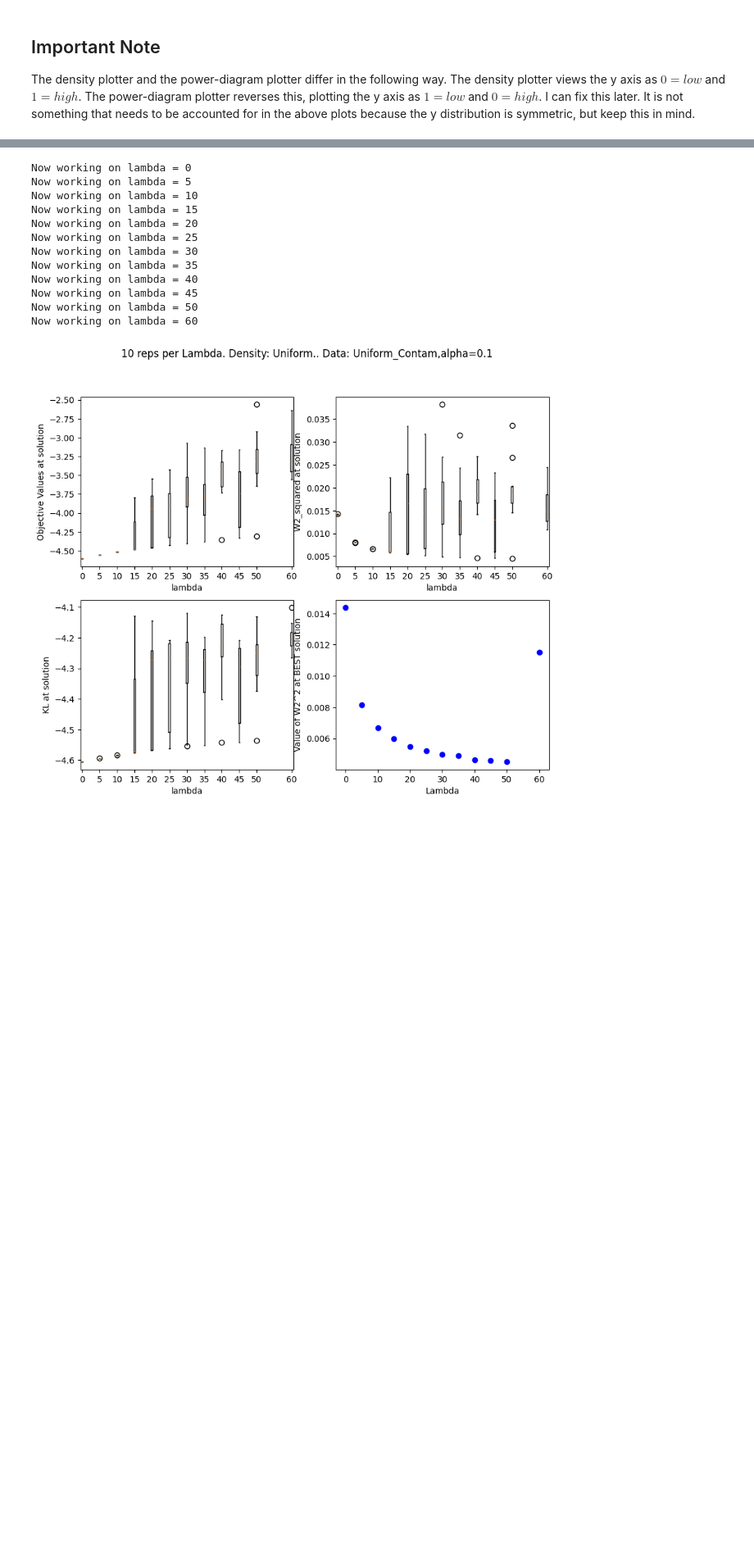
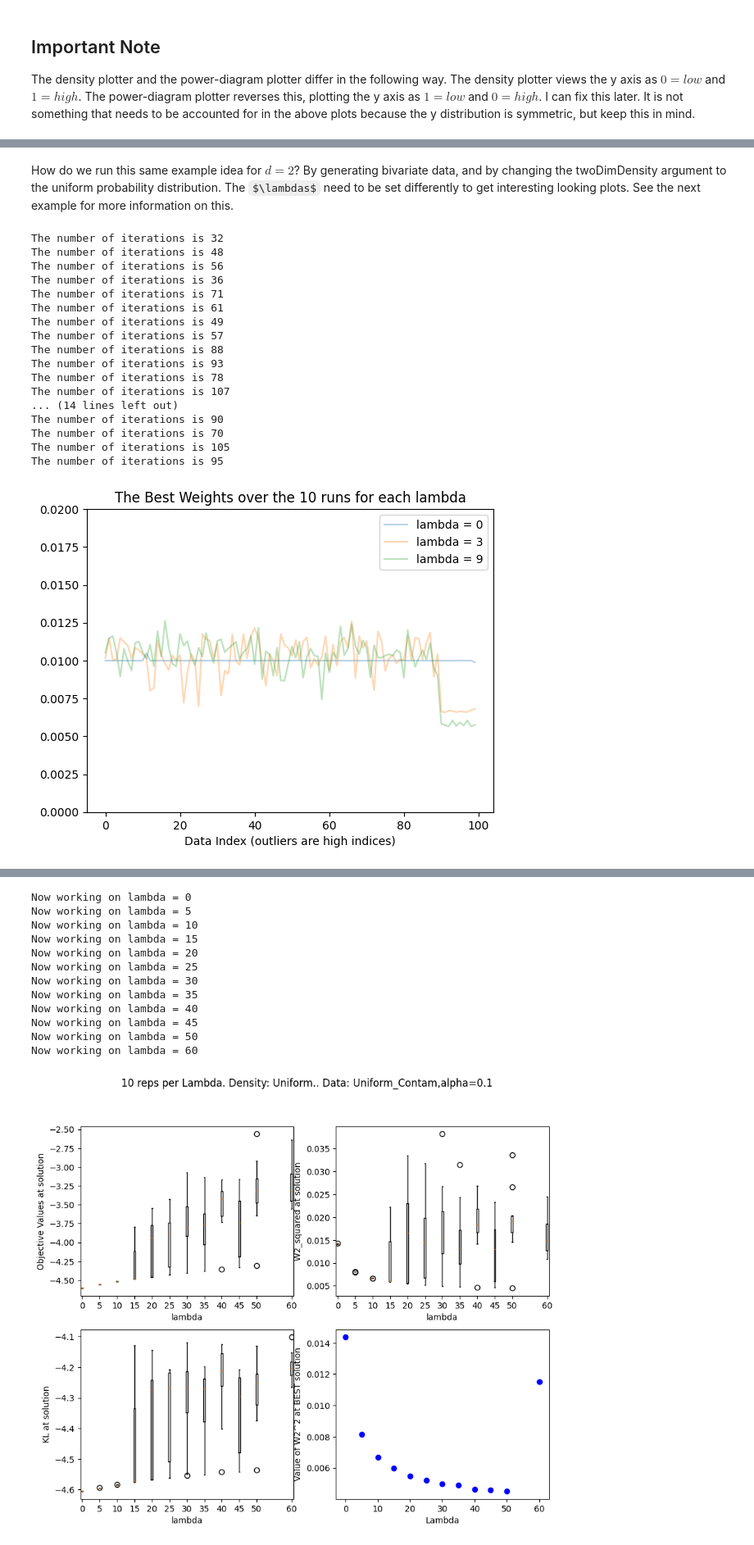
Before and after one commit to lliu426/wcETEL, a Jupyter notebook: W2_squared/tutorial.ipynb, the cells around one changed output, grey strips where cells are left out. Shown at 82% size. Drawn from its saved outputs; the diff is of its cells as text; code cells hidden in the pictures; some formulas as TeX source; blank space fills up the shorter version.

```diff
--- a/W2_squared/tutorial.ipynb
+++ b/W2_squared/tutorial.ipynb
@@ -79 +185,49 @@ The density plotter and the power-diagram plotter differ in the following way. T
+# %% [markdown]
+How do we run this same example idea for $d=2$? By generating bivariate data, and by changing the twoDimDensity argument to the uniform probability distribution. The $\lambdas$ need to be set differently to get interesting looking plots. See the next example for more information on this.
+# %%
+numWeightInit = 10
+lams = [0,3,9]
+alpha = .1
+j=0
+N = 100
+for lam in lams:
+    N_reg = int(np.floor(N*(1-alpha)))
+    N_out = int(np.floor(N*alpha))
+    Y = np.column_stack((
+        np.random.uniform(0,1,N_reg),
+        np.random.uniform(0,1,N_reg)
+    ))
+    Y2 = np.column_stack((
+        np.random.uniform(.97,1,N_out),
+        np.random.uniform(.97,1,N_out)
+    ))
+    N = len(Y)+len(Y2)
+    Y = np.vstack((Y,Y2))
+    bestWeights,objVals,wassers,klCosts = mu.mass_update_repeated_runner(Y,numWeightInit,np.ones(N),ot.make_square(),"absolute",.1,lam,verbose=True,traceCanvas=None,upperLimOnTracePlot=None,dimension=2)
+    plt.plot(bestWeights,alpha=0.3,label="lambda = "+str(lam))
+    plt.title("The Best Weights over the 10 runs for each lambda")
+    plt.xlabel("Data Index (outliers are high indices)")
+    plt.ylim((0,.02))
+
+plt.legend()
+plt.show()
+# %% [output]
+The number of iterations is 32
+The number of iterations is 48
+The number of iterations is 56
+The number of iterations is 36
+The number of iterations is 71
+The number of iterations is 61
+The number of iterations is 49
+The number of iterations is 57
+The number of iterations is 88
+The number of iterations is 93
+The number of iterations is 78
+The number of iterations is 107
+... (14 lines left out)
+The number of iterations is 90
+The number of iterations is 70
+The number of iterations is 105
+The number of iterations is 95
+[figure, added]
 # %% [markdown]
```
Also changed, not shown: parts of 17 cells of this notebook, 3 other files.
